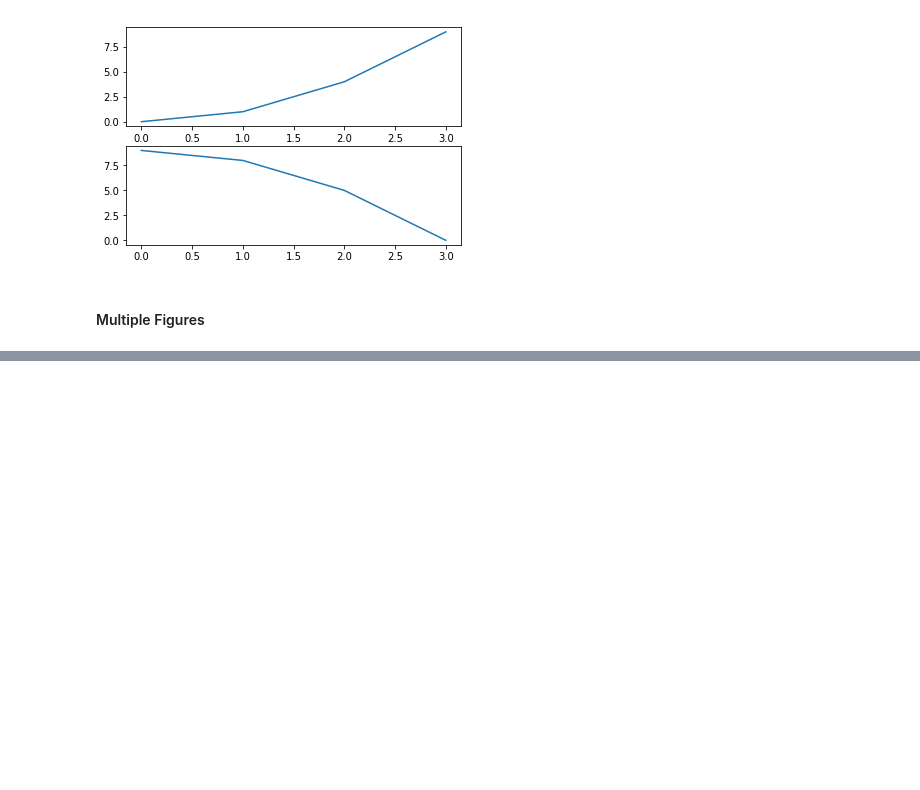
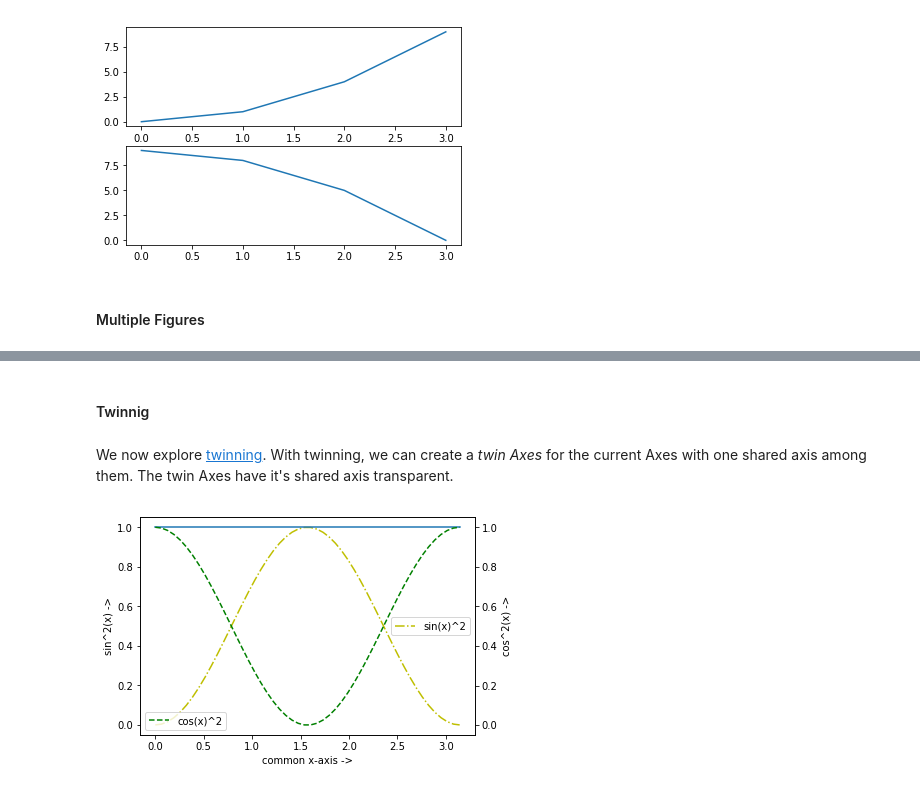
Before and after one commit to RohanBh/learning-python, a Jupyter notebook: exploring-scientific-libraries.ipynb, the cells around one changed output, grey strips where cells are left out. Cells and saved outputs as stored; diff of their text form; code cells hidden in the pictures; blank space fills up the shorter version.

Commit message:
Complete basic matplotlib

```diff
--- a/exploring-scientific-libraries.ipynb
+++ b/exploring-scientific-libraries.ipynb
@@ -1073,0 +1081,22 @@ plt.show()
+# %% [markdown]
+#### Twinnig
+# %% [markdown]
+We now explore [twinning][1]. With twinning, we can create a *twin Axes* for the current Axes with one shared axis among them. The twin Axes have it's shared axis transparent.
+
+[1]: https://matplotlib.org/api/axes_api.html#twinning
+# %%
+x = np.linspace(0, np.pi, 50)
+fig = plt.figure()
+ax1 = fig.add_subplot(111)
+ax2 = ax1.twinx() # twin axes
+ax1.plot(x, np.sin(x) ** 2, 'y-.',label='sin(x)^2')
+ax2.plot(x, np.cos(x) ** 2, 'g--',label='cos(x)^2')
+ax1.plot(x, np.ones(50))
+ax1.legend()
+ax2.legend()
+ax1.set_ylabel("sin^2(x) ->")
+ax2.set_ylabel("cos^2(x) ->")
+ax1.set_xlabel("common x-axis ->")
+plt.show()
+# %% [output]
+[figure, added]
```
Also changed, not shown: parts of 17 cells of this notebook.
